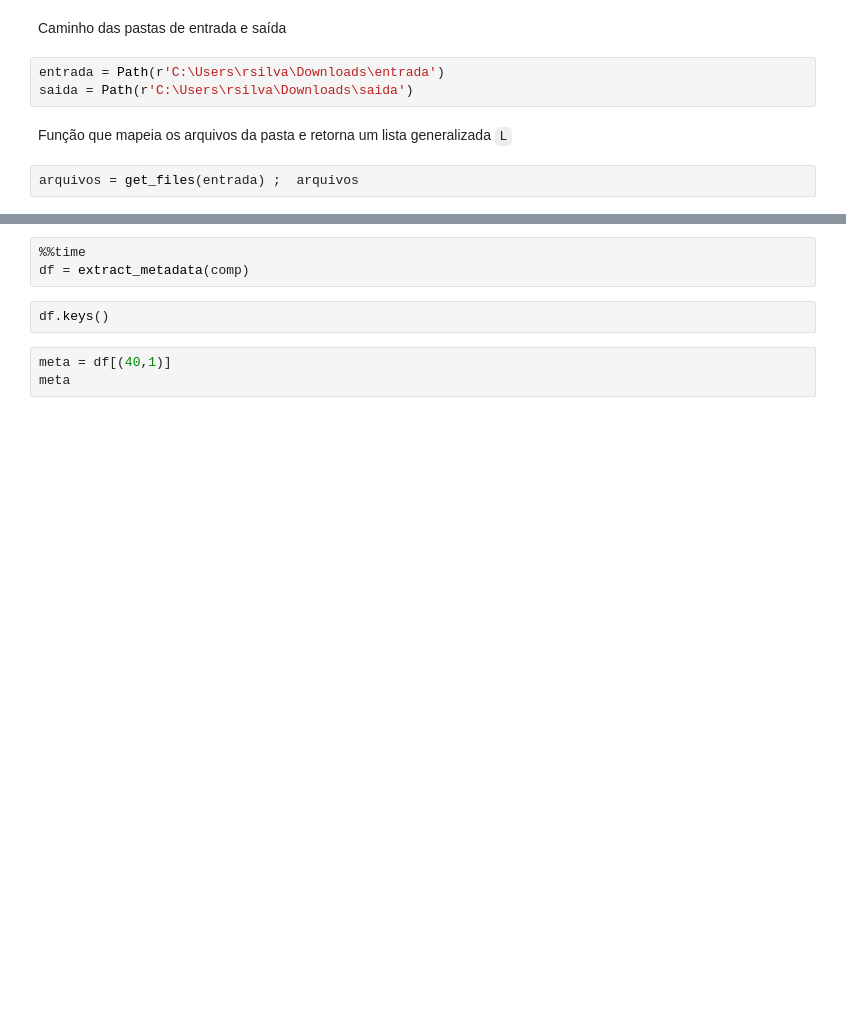
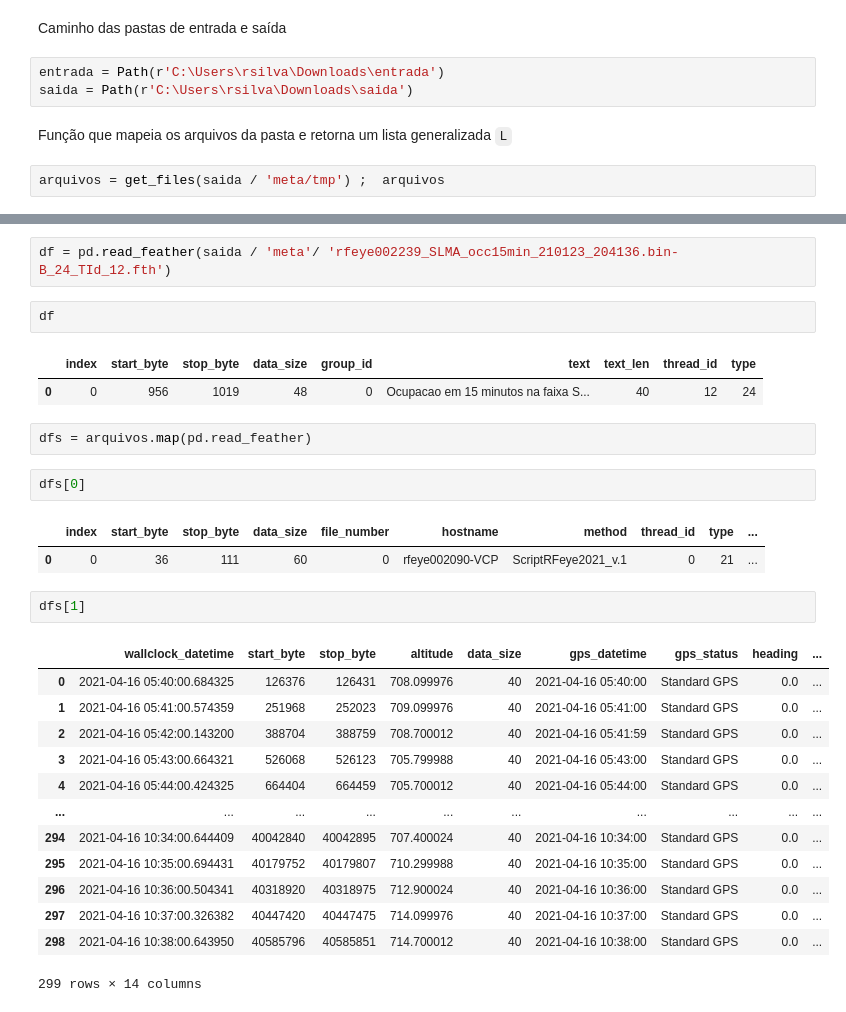
Before and after one commit to ronaldokun/rfpye, a Jupyter notebook: nbs/_test_meta.ipynb, the cells around one changed output, grey strips where cells are left out. Drawn from its saved outputs; the diff is of its cells as text; blank space fills up the shorter version.

```diff
--- a/nbs/_test_meta.ipynb
+++ b/nbs/_test_meta.ipynb
@@ -30,4 +30,4 @@ saida = Path(r'C:\Users\rsilva\Downloads\saida')
 # %% [markdown]
 Função que mapeia os arquivos da pasta e retorna um lista generalizada `L`
 # %%
-arquivos = get_files(entrada) ;  arquivos
+arquivos = get_files(saida / 'meta/tmp') ;  arquivos
@@ -47,8 +36,30 @@ comp
-# %%
-%%time
-df = extract_metadata(comp)
+# %%
+df = pd.read_feather(saida / 'meta'/ 'rfeye002239_SLMA_occ15min_210123_204136.bin-B_24_TId_12.fth')
 # %%
-df.keys()
+df
+# %% [output]
+|  | index | start_byte | stop_byte | data_size | group_id | text | text_len | thread_id | type |
+| 0 | 0 | 956 | 1019 | 48 | 0 | Ocupacao em 15 minutos na faixa S... | 40 | 12 | 24 |
-# %%
-meta = df[(40,1)]
-meta
+# %%
+dfs = arquivos.map(pd.read_feather)
+# %%
+dfs[0]
+# %% [output]
+|  | index | start_byte | stop_byte | data_size | file_number | hostname | method | thread_id | type | ... |
+| 0 | 0 | 36 | 111 | 60 | 0 | rfeye002090-VCP | ScriptRFeye2021_v.1 | 0 | 21 | ... |
+# %%
+dfs[1]
+# %% [output]
+|  | wallclock_datetime | start_byte | stop_byte | altitude | data_size | gps_datetime | gps_status | heading | ... |
+| 0 | 2021-04-16 05:40:00.684325 | 126376 | 126431 | 708.099976 | 40 | 2021-04-16 05:40:00 | Standard GPS | 0.0 | ... |
+| 1 | 2021-04-16 05:41:00.574359 | 251968 | 252023 | 709.099976 | 40 | 2021-04-16 05:41:00 | Standard GPS | 0.0 | ... |
+| 2 | 2021-04-16 05:42:00.143200 | 388704 | 388759 | 708.700012 | 40 | 2021-04-16 05:41:59 | Standard GPS | 0.0 | ... |
+| 3 | 2021-04-16 05:43:00.664321 | 526068 | 526123 | 705.799988 | 40 | 2021-04-16 05:43:00 | Standard GPS | 0.0 | ... |
+| 4 | 2021-04-16 05:44:00.424325 | 664404 | 664459 | 705.700012 | 40 | 2021-04-16 05:44:00 | Standard GPS | 0.0 | ... |
+| ... | ... | ... | ... | ... | ... | ... | ... | ... | ... |
+| 294 | 2021-04-16 10:34:00.644409 | 40042840 | 40042895 | 707.400024 | 40 | 2021-04-16 10:34:00 | Standard GPS | 0.0 | ... |
+| 295 | 2021-04-16 10:35:00.694431 | 40179752 | 40179807 | 710.299988 | 40 | 2021-04-16 10:35:00 | Standard GPS | 0.0 | ... |
+| 296 | 2021-04-16 10:36:00.504341 | 40318920 | 40318975 | 712.900024 | 40 | 2021-04-16 10:36:00 | Standard GPS | 0.0 | ... |
+| 297 | 2021-04-16 10:37:00.326382 | 40447420 | 40447475 | 714.099976 | 40 | 2021-04-16 10:37:00 | Standard GPS | 0.0 | ... |
+| 298 | 2021-04-16 10:38:00.643950 | 40585796 | 40585851 | 714.700012 | 40 | 2021-04-16 10:38:00 | Standard GPS | 0.0 | ... |
+299 rows × 14 columns
```
Also changed, not shown: parts of 18 cells of this notebook, 16 other files.
